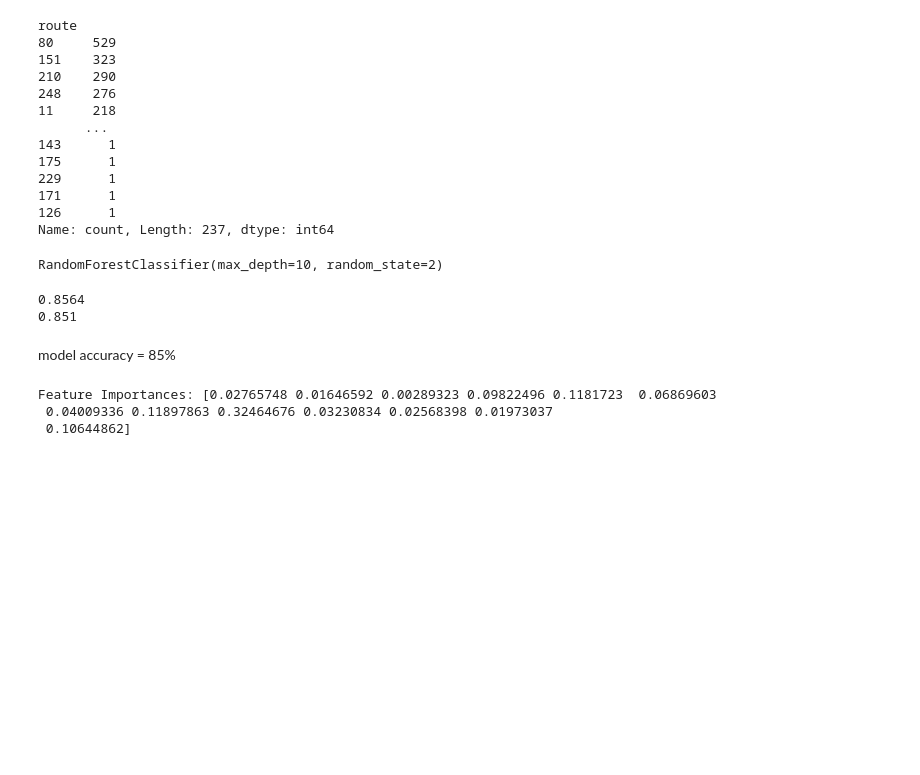
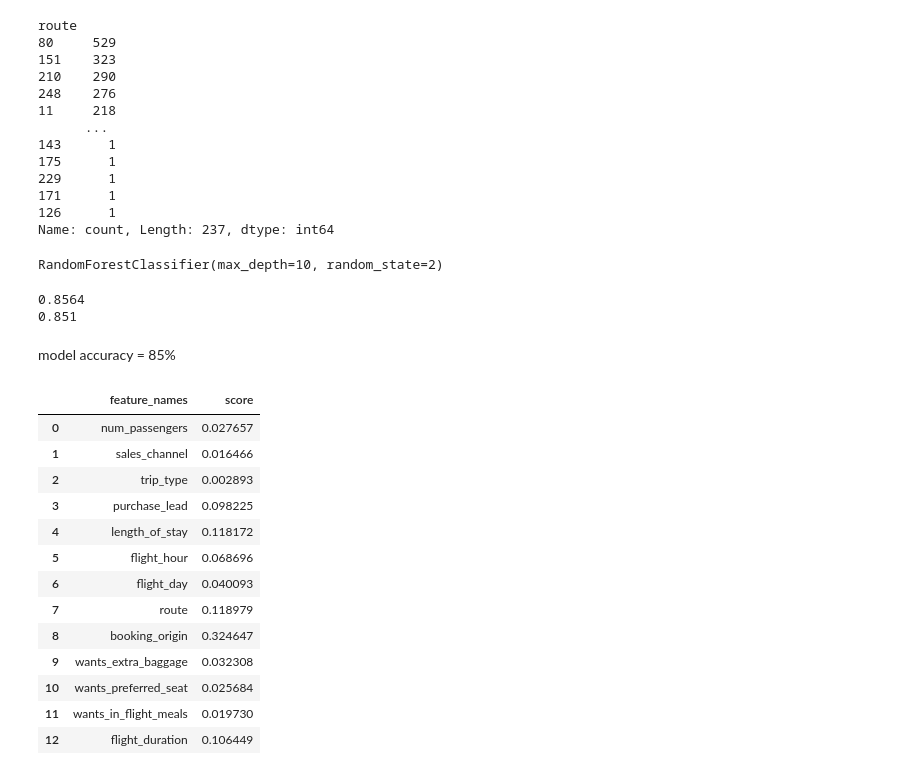
Before and after one commit to AbhiramAnanthu/customer-prediction, a Jupyter notebook: book_prediction.ipynb, the cells around one changed output. Saved outputs shown, nothing was run; the diff lists cells and outputs as text; code cells hidden in the pictures; blank space fills up the shorter version.

```diff
--- a/book_prediction.ipynb
+++ b/book_prediction.ipynb
@@ -280,9 +289,27 @@ print(accuracy)
 0.851
 # %% [markdown]
 model accuracy = 85%
-# %%
-print("Feature Importances:", model.feature_importances_)
-# %% [output]
-Feature Importances: [0.02765748 0.01646592 0.00289323 0.09822496 0.1181723  0.06869603
- 0.04009336 0.11897863 0.32464676 0.03230834 0.02568398 0.01973037
- 0.10644862]
+# %%
+feature_importance = model.feature_importances_
+features_name = X_train.columns.tolist()
+features_name
+feature_analysis = pd.DataFrame()
+feature_analysis['feature_names'] = features_name
+feature_analysis
+feature_analysis['score'] = feature_importance
+feature_analysis
+# %% [output]
+|  | feature_names | score |
+| 0 | num_passengers | 0.027657 |
+| 1 | sales_channel | 0.016466 |
+| 2 | trip_type | 0.002893 |
+| 3 | purchase_lead | 0.098225 |
+| 4 | length_of_stay | 0.118172 |
+| 5 | flight_hour | 0.068696 |
+| 6 | flight_day | 0.040093 |
+| 7 | route | 0.118979 |
+| 8 | booking_origin | 0.324647 |
+| 9 | wants_extra_baggage | 0.032308 |
+| 10 | wants_preferred_seat | 0.025684 |
+| 11 | wants_in_flight_meals | 0.019730 |
+| 12 | flight_duration | 0.106449 |
```
Also changed, not shown: parts of 2 cells of this notebook.
